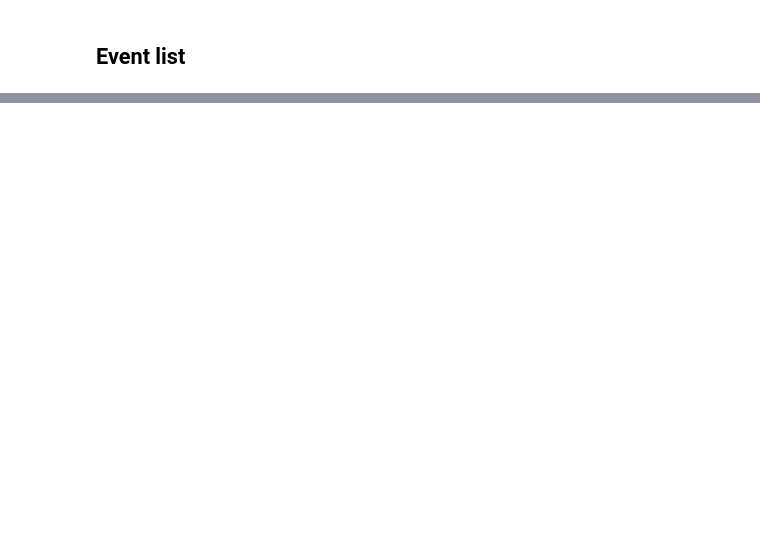
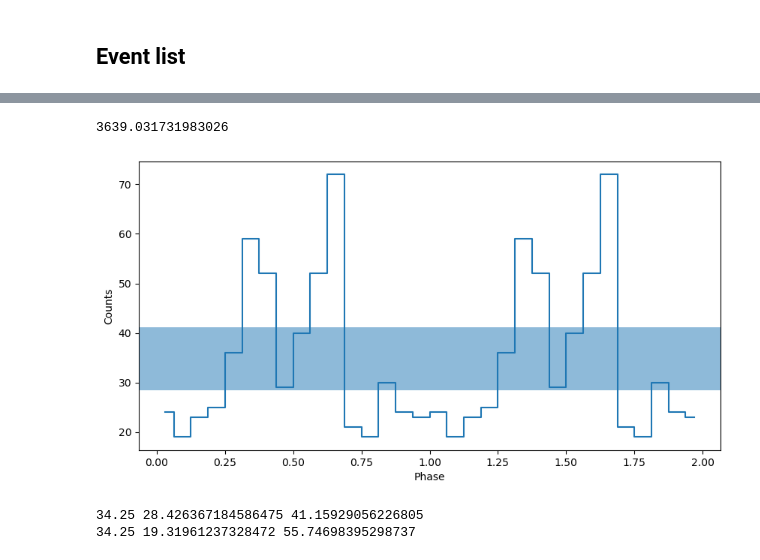
Before and after one commit to ceeliiaa/STONKS-alert, a Jupyter notebook: ObsID0945020132_SRCNUM7/EPN/ObsID0945020132_SRCNUM7_EPN_Periodicity.ipynb, the cells around one changed output, grey strips where cells are left out. Drawn from its saved outputs; the diff is of its cells as text; code cells hidden in the pictures; blank space fills up the shorter version.

```diff
--- a/ObsID0945020132_SRCNUM7/EPN/ObsID0945020132_SRCNUM7_EPN_Periodicity.ipynb
+++ b/ObsID0945020132_SRCNUM7/EPN/ObsID0945020132_SRCNUM7_EPN_Periodicity.ipynb
@@ -300,0 +205,9 @@ print(np.mean(profile),err_low, err_high)
+# %%
+evt_names = glob.glob('*source_events.fits')
+
+source_events = st.EventList.read(evt_names[0],fmt_='hea',skip_checks=True)
+source_events.gti = gtis
+gti_mask = create_gti_mask(source_events.time,gtis)
+clean_times = source_events.time[gti_mask]
+clean_events = st.EventList(clean_times, pi=source_events.pi[gti_mask])
+clean_events.filter_energy_range([200,12000],inplace=True,use_pi=True)
@@ -300,0 +301,26 @@ print(np.mean(profile),err_low, err_high)
+# %%
+f0 = 0.00027479837320766305 # Zn test
+P = 1 / f0
+print(P)
+ph, profile, profile_err = fold_events(clean_events.time, f0)
+_ = plot_profile(ph,profile)
+
+profile_err
+
+ph_out = np.concatenate((ph,ph+1))
+profile_out = np.concatenate((profile,profile))
+prof_err_out = np.concatenate((profile_err,profile_err))
+
+np.savetxt('ObsID0945020132_SRCNUM7_EPN_pulse_profile_z.csv',(ph_out, profile_out,prof_err_out),delimiter=',')
+# %% [output]
+3639.031731983026
+[figure, added]
+# %%
+err_low, err_high = poisson_conf_interval(np.mean(profile), interval="frequentist-confidence", sigma=1)
+print(np.mean(profile),err_low, err_high)
+
+err_low, err_high = poisson_conf_interval(np.mean(profile), interval="frequentist-confidence", sigma=3)
+print(np.mean(profile),err_low, err_high)
+# %% [output]
+34.25 28.426367184586475 41.15929056226805
+34.25 19.31961237328472 55.74698395298737
```
Also changed, not shown: parts of 21 cells of this notebook, 2 other files.
